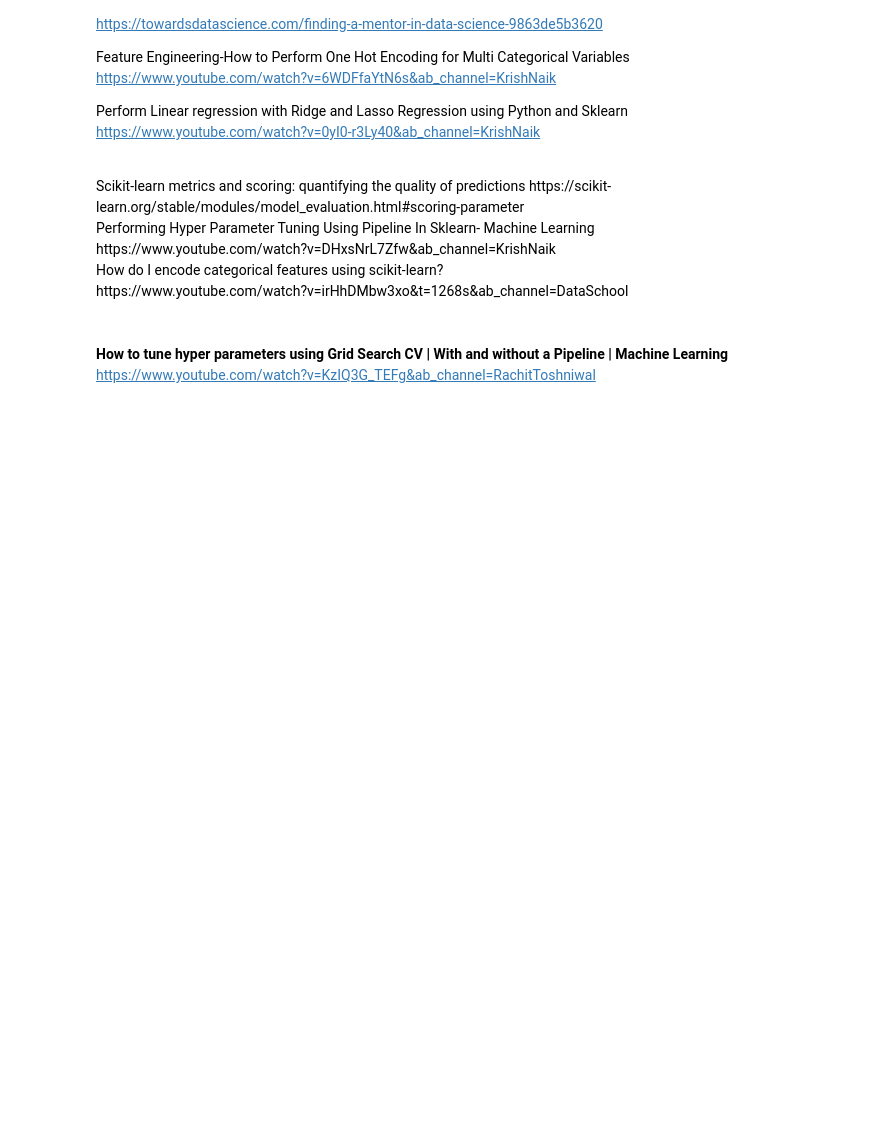
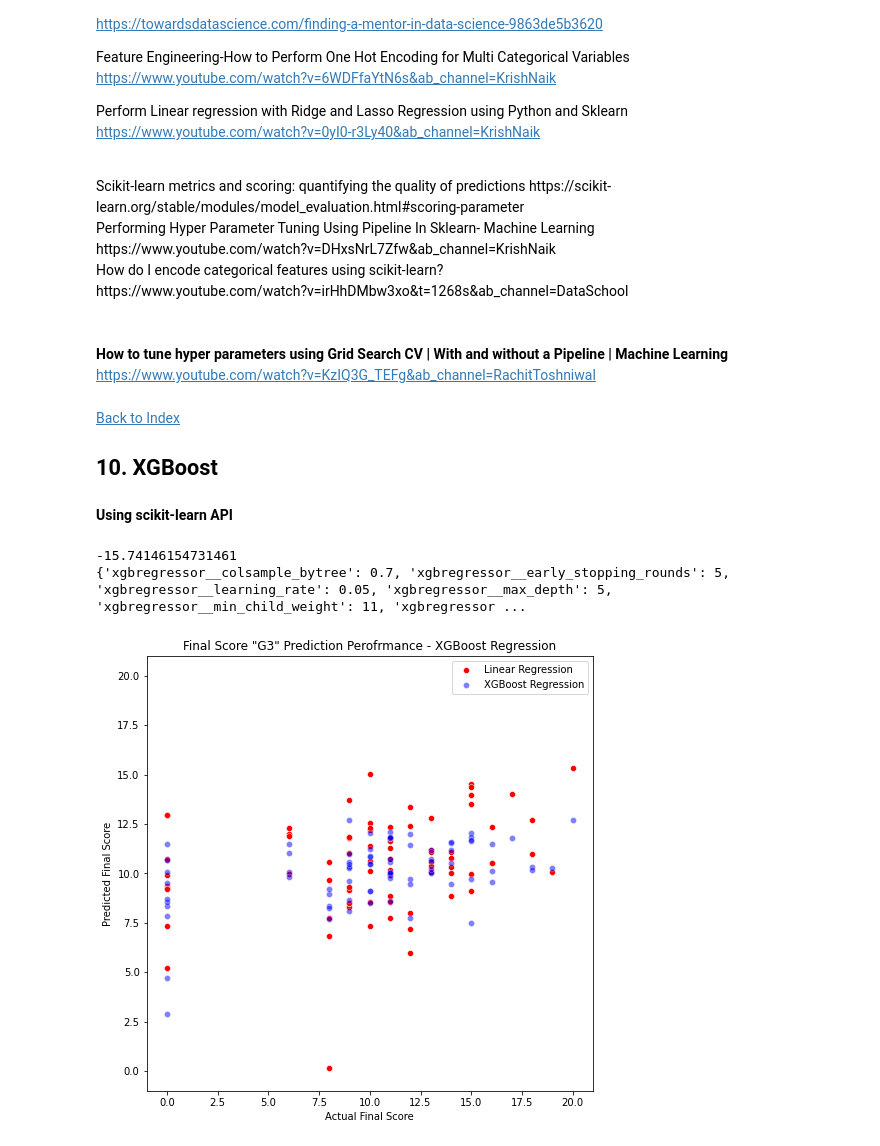
Before and after one commit to SebGmur/grade_pred, a Jupyter notebook: Student_Grade_01.ipynb, the cells around one changed output. Drawn from its saved outputs; the diff is of its cells as text; code cells hidden in the pictures; blank space fills up the shorter version.

```diff
--- a/Student_Grade_01.ipynb
+++ b/Student_Grade_01.ipynb
@@ -876,3 +879,62 @@ https://www.youtube.com/watch?v=irHhDMbw3xo&t=1268s&ab_channel=DataSchool
 <br><br>
 <strong>How to tune hyper parameters using Grid Search CV | With and without a Pipeline | Machine Learning</strong><br>
 https://www.youtube.com/watch?v=KzIQ3G_TEFg&ab_channel=RachitToshniwal
+# %% [markdown]
+<a href='#index'>Back to Index</a>
+<a name='xgb'></a>
+<h2>10. XGBoost</h2>
+# %% [markdown]
+<strong>Using scikit-learn API</strong><br>
+# %%
+start = time.time()
+
+parameters = {'xgbregressor__nthread':[4], #when use hyperthread, xgboost may become slower
+              'xgbregressor__objective':['reg:squarederror'],
+              'xgbregressor__learning_rate': [0.1, 0.01, 0.05], #so called `eta` value
+              'xgbregressor__max_depth': range (2, 10, 1),
+              'xgbregressor__min_child_weight': [11],
+              'xgbregressor__silent': [1],
+              'xgbregressor__subsample': [0.8],
+              'xgbregressor__colsample_bytree': [0.7],
+              'xgbregressor__n_estimators': range(60, 220, 1000), #number of trees, change it to 1000 for better results
+              'xgbregressor__missing':[-999],
+              'xgbregressor__seed': [42],
+              'xgbregressor__early_stopping_rounds': [5],
+              'xgbregressor__reg_alpha': [0,1,2,3,4,5]
+              }
+
+xgb_pipe_line = make_pipeline(column_trans, xg.XGBRegressor())
+
+# print(xgb_pipe_line.get_params().keys())
+
+xgb_gs = GridSearchCV(xgb_pipe_line, param_grid = parameters, scoring='neg_mean_squared_error', cv = 5, refit=True)
+
+
+xgb_gs.fit(x_train, y_train)
+
+xgb_preds = xgb_gs.predict(x_test)
+# %%
+xgb_opt_mse_os = xgb_gs.best_score_
+xgb_opt_mse_param_os = xgb_gs.best_params_
+
+print(xgb_opt_mse_os)
+print(xgb_opt_mse_param_os)
+# %% [output]
+-15.74146154731461
+{'xgbregressor__colsample_bytree': 0.7, 'xgbregressor__early_stopping_rounds': 5, 'xgbregressor__learning_rate': 0.05, 'xgbregressor__max_depth': 5, 'xgbregressor__min_child_weight': 11, 'xgbregressor ...
+# %%
+xgb_gs.score(x_test,y_test)
+xgb_opt_mse_pred_os = xgb_gs.predict(x_test)
+
+figE, axF1 = plt.subplots(figsize=(8,8))
+
+sns.scatterplot(x = y_test, y = lr_y_pred, alpha=1, color="red", label="Linear Regression", ax = axF1)
+sns.scatterplot(x = y_test, y = xgb_opt_mse_pred_os, alpha=0.5, color="blue", label="XGBoost Regression", ax = axF1)
+
+axF1.set_title('Final Score "G3" Prediction Perofrmance - XGBoost Regression')
+axF1.set_xlabel("Actual Final Score")
+axF1.set_ylabel("Predicted Final Score")
+axF1.set_xbound(lower=-1, upper=21)
+axF1.set_ybound(lower=-1, upper=21)
+# %% [output]
+[figure, added]
```
Also changed, not shown: parts of 7 cells of this notebook.
